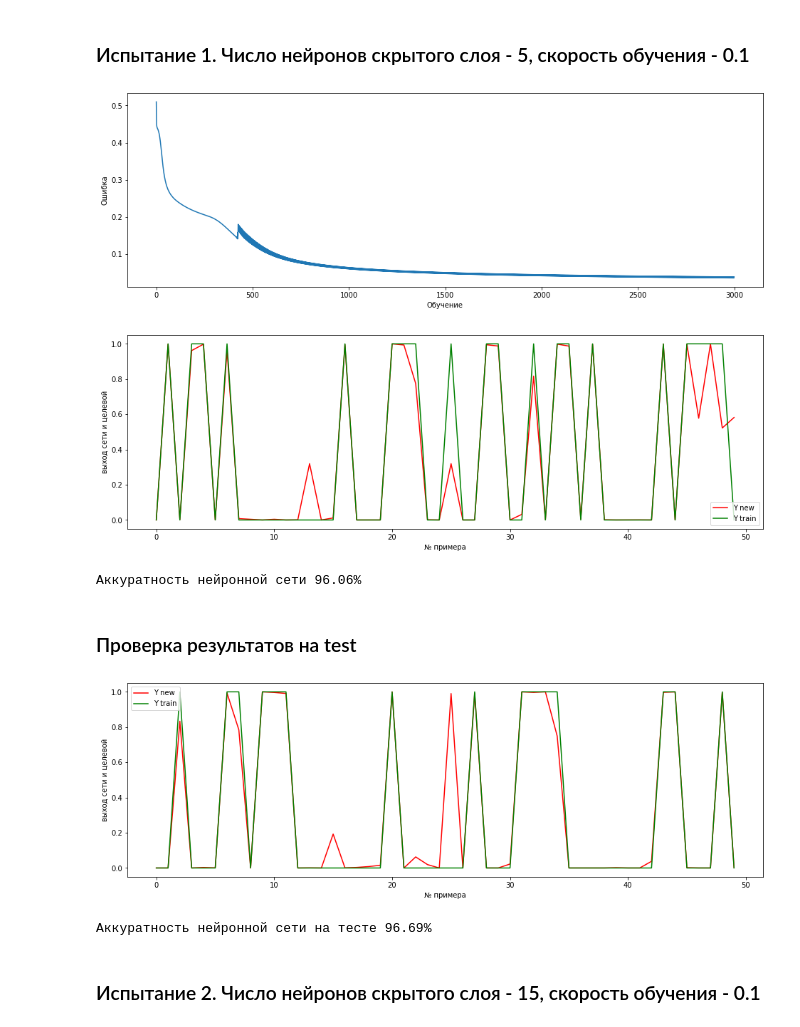
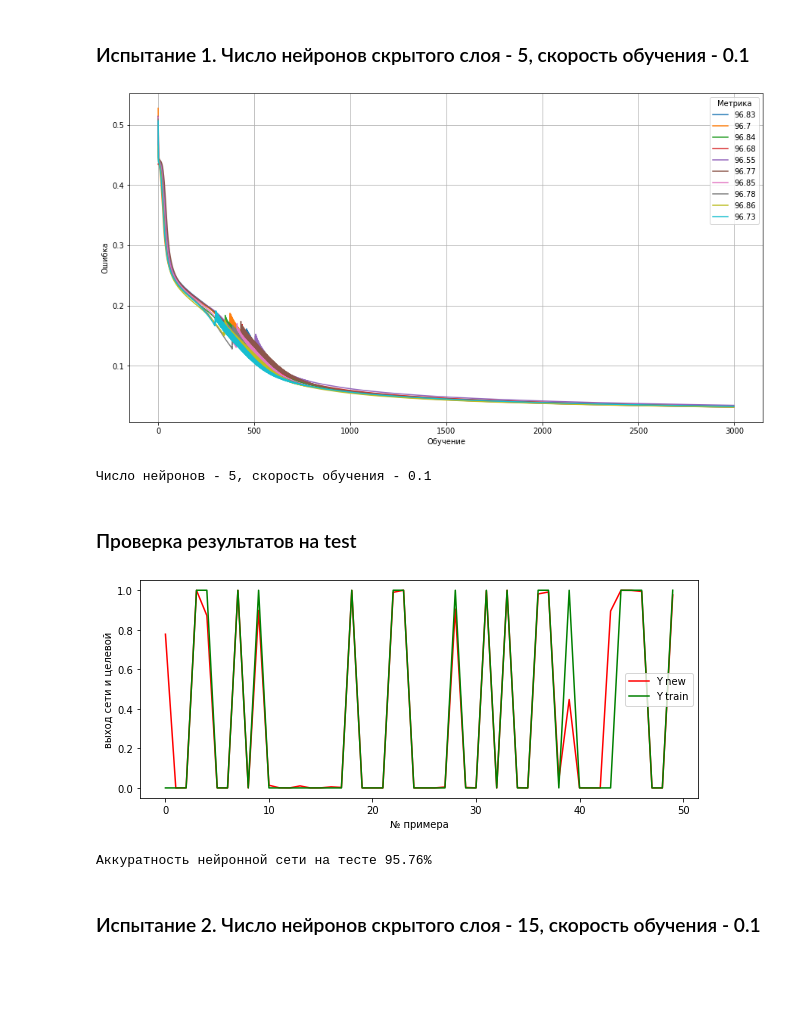
Before and after one commit to myselfadmirer/Neural_networks, a Jupyter notebook: lesson1/lesson1.ipynb, the cells around one changed output. Drawn from its saved outputs; the diff is of its cells as text; code cells hidden in the pictures; blank space fills up the shorter version.

```diff
--- a/lesson1/lesson1.ipynb
+++ b/lesson1/lesson1.ipynb
@@ -242,17 +240,36 @@ errors_train, accurasy_train, layer2, w0_res, w1_res = train_network(X_train, y_
-# %%
-plot(accurasy_train, layer2, 'train', errors_train)
-# %% [output]
-[figure, removed]
-[figure, removed]
-Аккуратность нейронной сети 96.06%
+# %%
+errors_sum = []
+accurasy_sum = []
+for i in range(10):
+    errors_train, accurasy_train, layer2, w0_res, w1_res = train_network(X_train, y_train, neuron_numb, n)
+    errors_sum.append(errors_train)
+    accurasy_sum.append(accurasy_train)
+
+errors_sum = pd.DataFrame(np.array(errors_sum).T)
+# plot(accurasy_train, layer2, 'train', errors_train)
+
+fig, ax = plt.subplots(figsize=(15,8))
+
+for i in range(errors_sum.shape[1]):
+    ax.plot(errors_sum[i], label=np.round(accurasy_sum[i], 2))
+
+ax.set_xlabel('Обучение')
+ax.set_ylabel('Ошибка')
+plt.grid()
+plt.legend(title='Метрика')
+plt.show()
+
+print(f'Число нейронов - {neuron_numb}, скорость обучения - {n}')
+# %% [output]
+[figure, added]
+Число нейронов - 5, скорость обучения - 0.1
 # %% [markdown]
 ### Проверка результатов на test
 # %%
 accuracy_t, layer2_t = test_data(X_test, y_test, w0_res, w1_res)
+plot(accuracy_t, layer2_t, 'test')
+# %% [output]
+[figure, added]
+Аккуратность нейронной сети на тесте 95.76%
-# %%
-plot(accuracy_t, layer2_t, 'test')
-# %% [output]
-[figure, removed]
-Аккуратность нейронной сети на тесте 96.69%
 # %% [markdown]
 ### Испытание 2. Число нейронов скрытого слоя - 15, скорость обучения - 0.1
```
Also changed, not shown: parts of 25 cells of this notebook.
